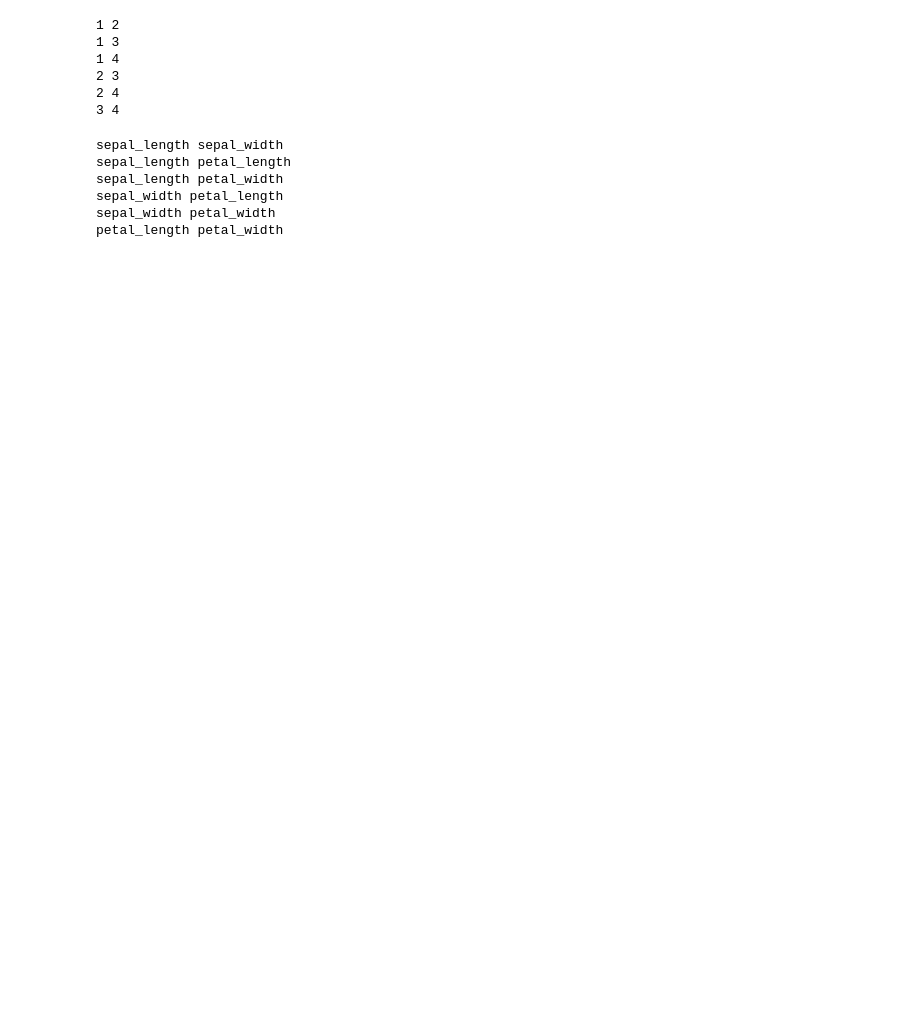
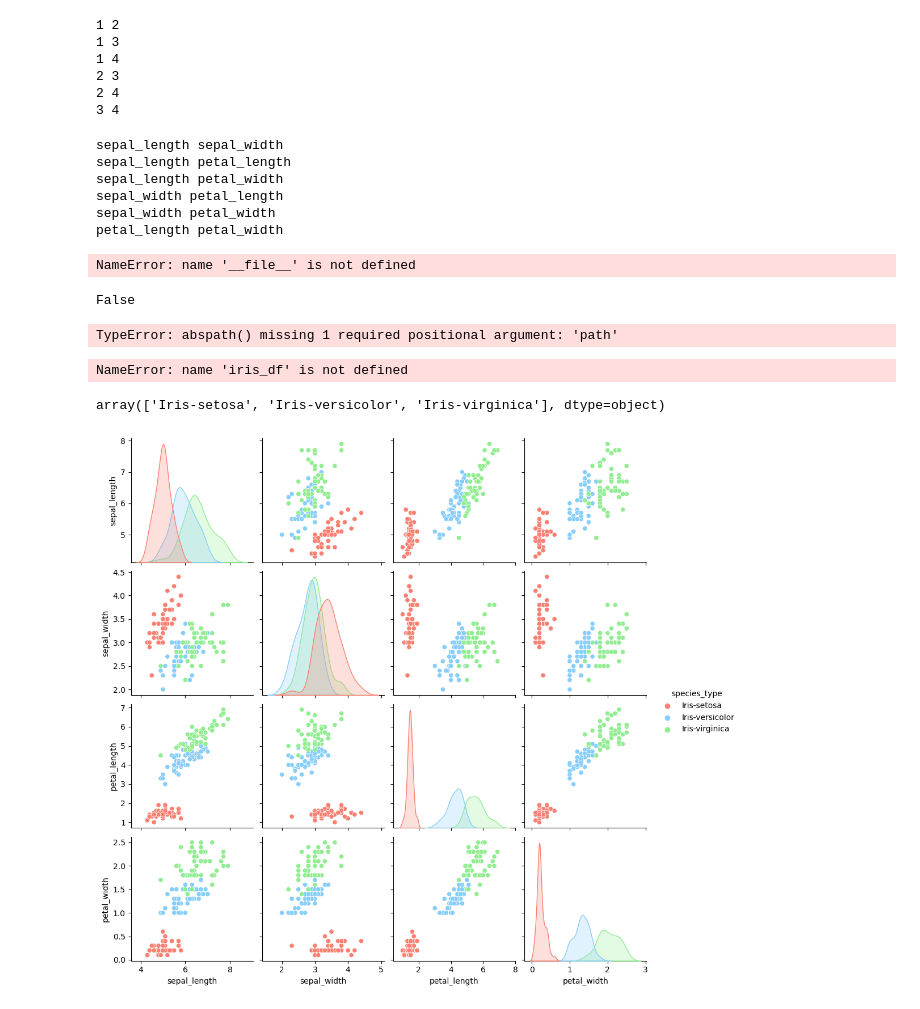
Before and after one commit to ciaranmurphy10/pands-my-work, a Jupyter notebook: Project.ipynb, the cells around one changed output. Drawn from its saved outputs; the diff is of its cells as text; code cells hidden in the pictures; blank space fills up the shorter version.

```diff
--- a/Project.ipynb
+++ b/Project.ipynb
@@ -163,3 +171,44 @@ sepal_length petal_width
 sepal_width petal_length
 sepal_width petal_width
 petal_length petal_width
+# %%
+os.path.dirname(os.path.abspath(__file__))
+# %% [output]
+NameError: name '__file__' is not defined
+# %%
+os.path.exists("..\\plots\\histograms")
+# %% [output]
+False
+# %%
+os.path.abspath()
+# %% [output]
+TypeError: abspath() missing 1 required positional argument: 'path'
+# %%
+sns.boxplot(x='species', y='sepal length (cm)', data=iris_df)
+plt.title('Box plot of Sepal Length by Species')
+plt.show()
+# %% [output]
+NameError: name 'iris_df' is not defined
+# %%
+iris_df["species_type"].unique()
+# %% [output]
+array(['Iris-setosa', 'Iris-versicolor', 'Iris-virginica'], dtype=object)
+# %%
+custom_palette_pastel = {
+    'setosa': '#FFB3BA',      # pastel pink
+    'versicolor': '#BAE1FF',  # pastel blue
+    'virginica': '#BFFCC6'    # pastel green
+}
+
+custom_palette = {
+    'Iris-setosa': 'salmon',
+    'Iris-versicolor': 'lightskyblue',
+    'Iris-virginica': 'lightgreen'
+}
+
+# Create the pairplot
+sns.pairplot(iris_df, hue='species_type', palette=custom_palette)
+
+plt.show()
+# %% [output]
+[figure, added]
```
Also changed, not shown: parts of 8 cells of this notebook, 13 other files.
